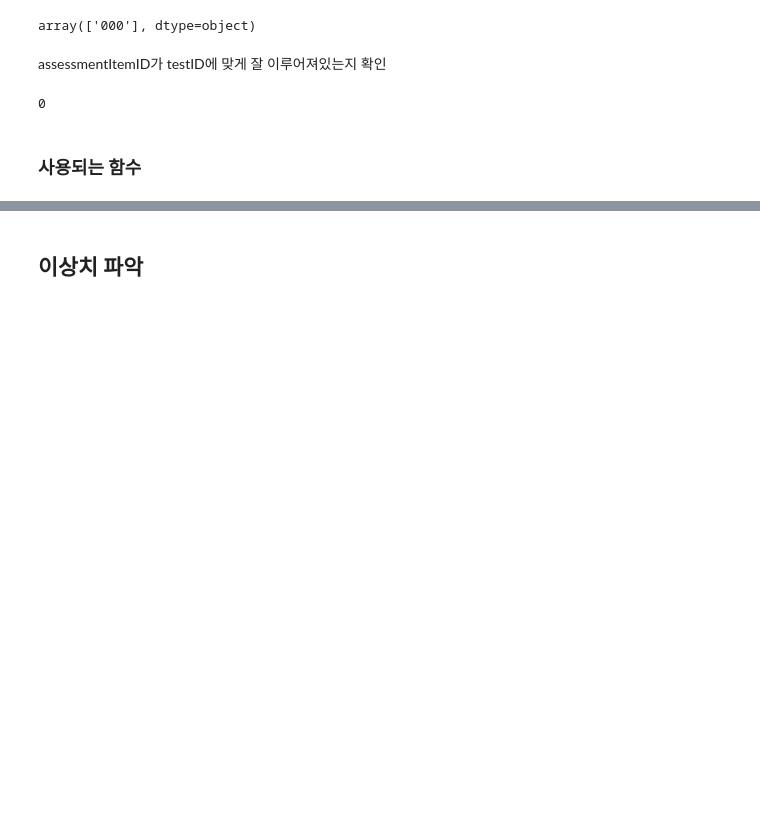
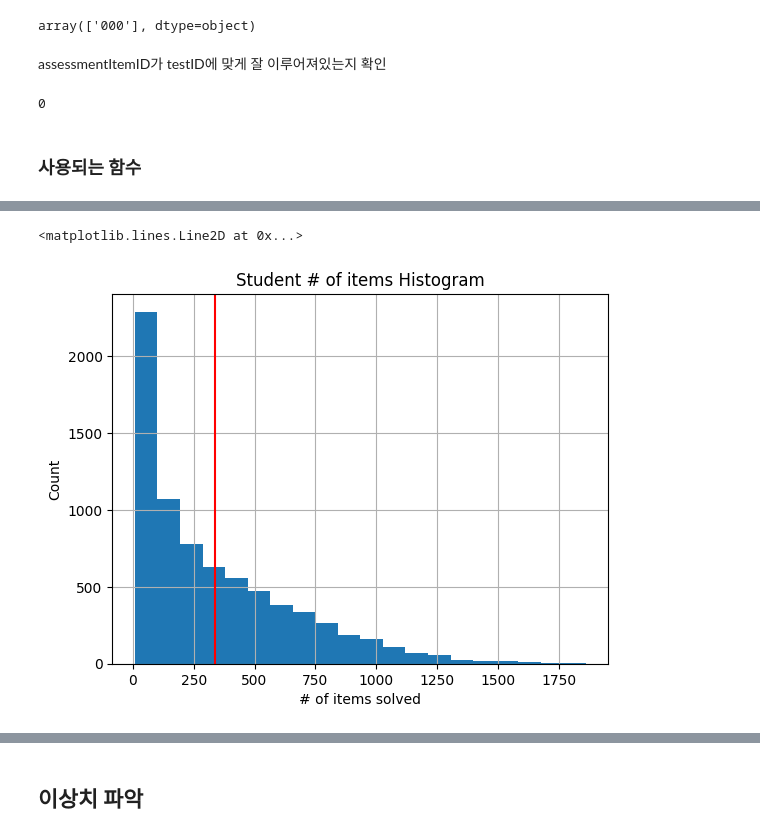
Before and after one commit to boostcampaitech5/level2_dkt-recsys-09, a Jupyter notebook: eda/eda_integration.ipynb, the cells around one changed output, grey strips where cells are left out. Cells and saved outputs as stored; diff of their text form; code cells hidden in the pictures; blank space fills up the shorter version.

```diff
--- a/eda/eda_integration.ipynb
+++ b/eda/eda_integration.ipynb
@@ -152,0 +156,6 @@ def percentile(s):
+# %%
+stu_groupby = df.groupby('userID').agg({
+    'assessmentItemID': 'count',
+    'answerCode': percentile
+})
+stu_groupby.describe()
@@ -152,0 +172,13 @@ def percentile(s):
+# %%
+fig, ax = plt.subplots()
+
+stu_groupby['assessmentItemID'].hist(bins=20, ax=ax)
+
+ax.set_title('Student # of items Histogram')
+ax.set_xlabel('# of items solved')
+ax.set_ylabel('Count')
+ax.axvline(stu_groupby['assessmentItemID'].mean(), color='red')
+# ax.grid(b=True)
+# %% [output]
+<matplotlib.lines.Line2D at 0x...>
+[figure, added]
```
Also changed, not shown: parts of 59 cells of this notebook.
